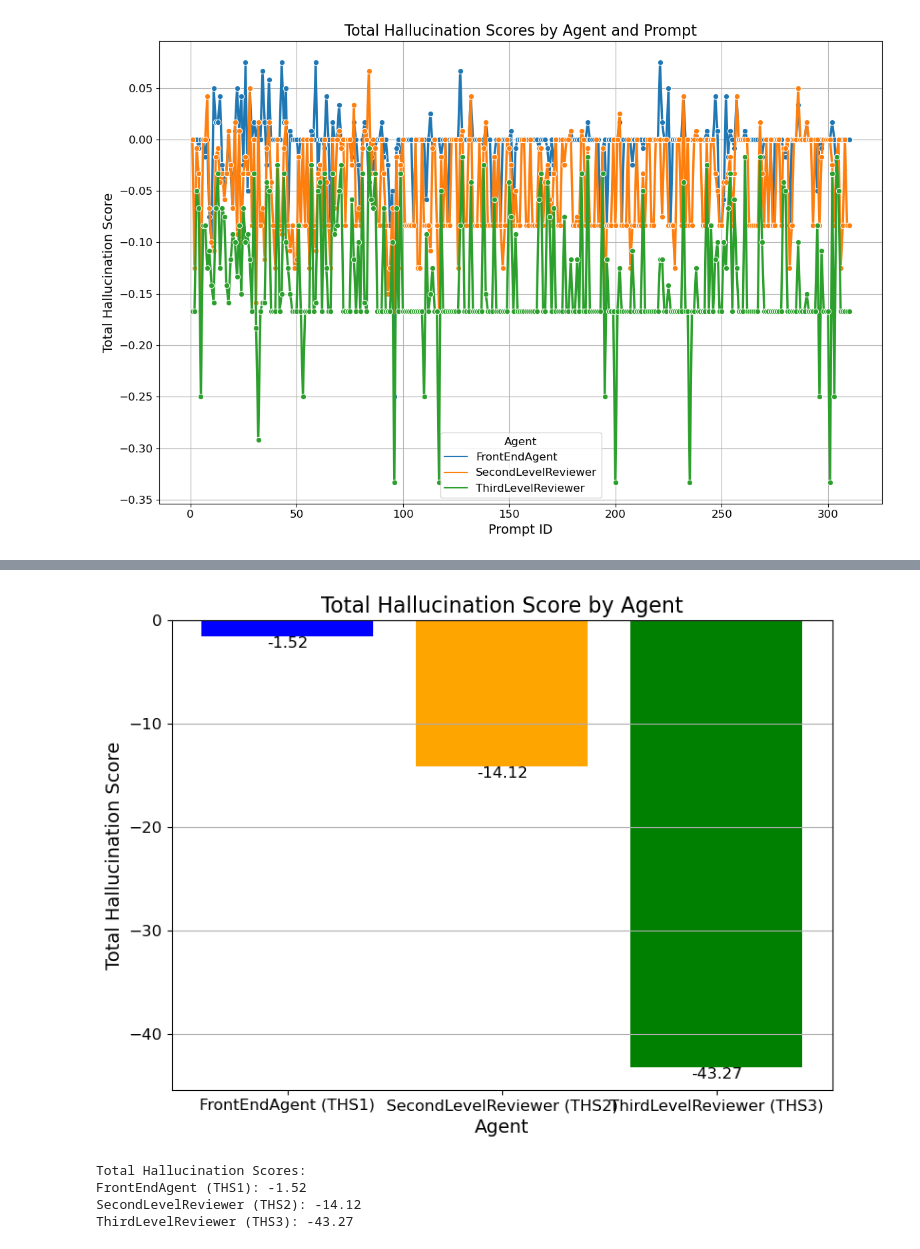
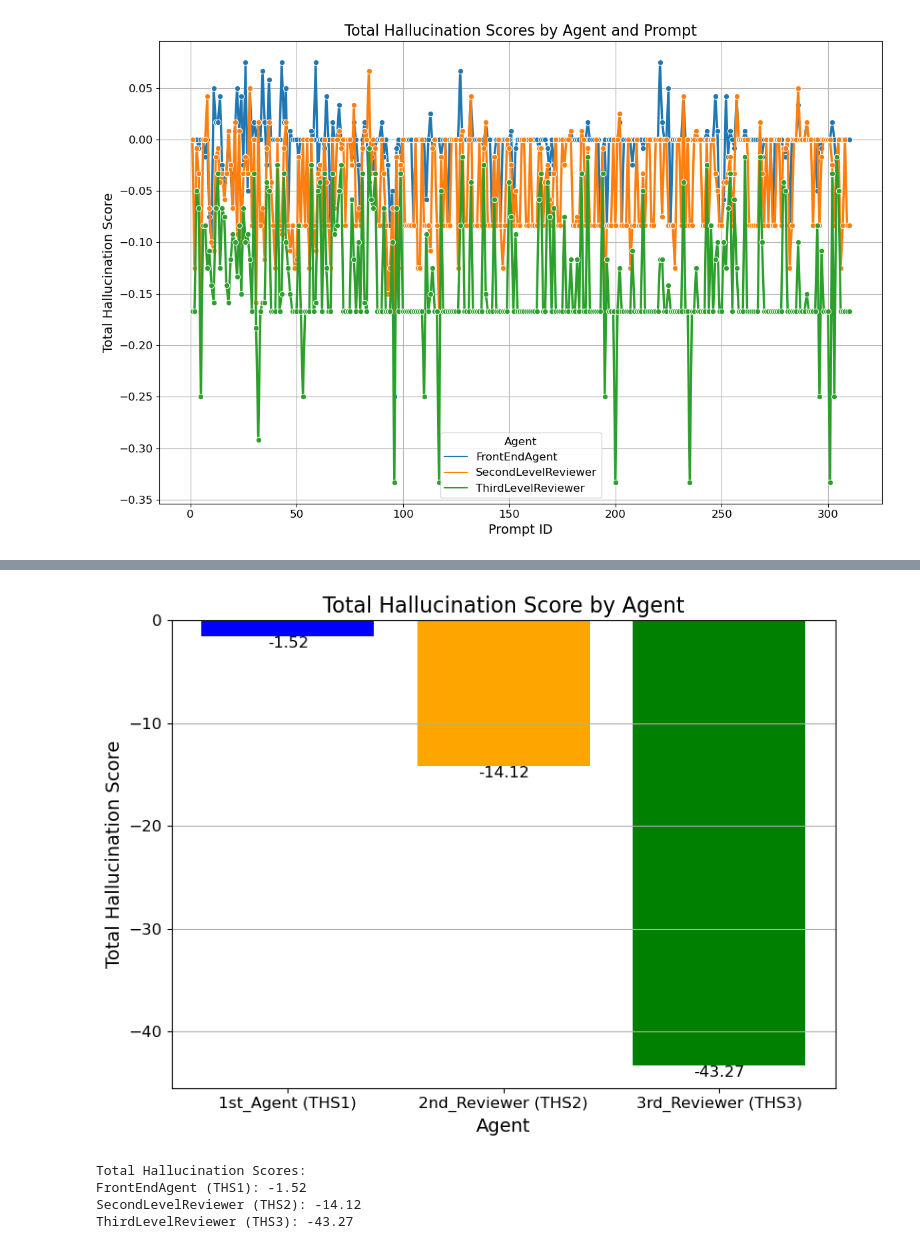
Before and after one commit to diegogosmar/hall_evaluator, a Jupyter notebook: agentic_hallucination_300_YES_OVON.ipynb, the cells around one changed output, grey strips where cells are left out. Drawn from its saved outputs; the diff is of its cells as text; code cells hidden in the pictures.

```diff
--- a/agentic_hallucination_300_YES_OVON.ipynb
+++ b/agentic_hallucination_300_YES_OVON.ipynb
@@ -595,40 +703,40 @@ df_results = pd.read_csv("pipeline_results_with_ths.csv")
 
 # Calculate the total THS for each agent
 total_ths = {
-    "FrontEndAgent (THS1)": df_results["THS1"].sum(),
-    "SecondLevelReviewer (THS2)": df_results["THS2"].sum(),
-    "ThirdLevelReviewer (THS3)": df_results["THS3"].sum(),
+    "1st_Agent (THS1)": df_results["THS1"].sum(),
+    "2nd_Reviewer (THS2)": df_results["THS2"].sum(),
+    "3rd_Reviewer (THS3)": df_results["THS3"].sum(),
 }
 
 # Create a histogram of the total THS
 plt.figure(figsize=(8, 6))
 bars = plt.bar(total_ths.keys(), total_ths.values(), color=["blue", "orange", "green"])
 
 # Annotate the bars with the total THS values
 for bar, value in zip(bars, total_ths.values()):
     plt.text(
         bar.get_x() + bar.get_width() / 2,
         bar.get_height(),
         f"{value:.2f}",
         ha="center",
         va="bottom" if value > 0 else "top",  # Adjust position for negative values
         fontsize=12,
         color="black"
     )
 
 # Customize the plot
 plt.title("Total Hallucination Score by Agent", fontsize=16)
 plt.xlabel("Agent", fontsize=14)
 plt.ylabel("Total Hallucination Score", fontsize=14)
 plt.xticks(fontsize=12)
 plt.yticks(fontsize=12)
 plt.grid(axis="y")
 
 # Show the plot
 plt.tight_layout()
 plt.show()
 # %% [output]
-[figure, old version]
+[figure, new version]
 # %%
 import pandas as pd
 import matplotlib.pyplot as plt
```
Also changed, not shown: parts of 6 cells of this notebook.
